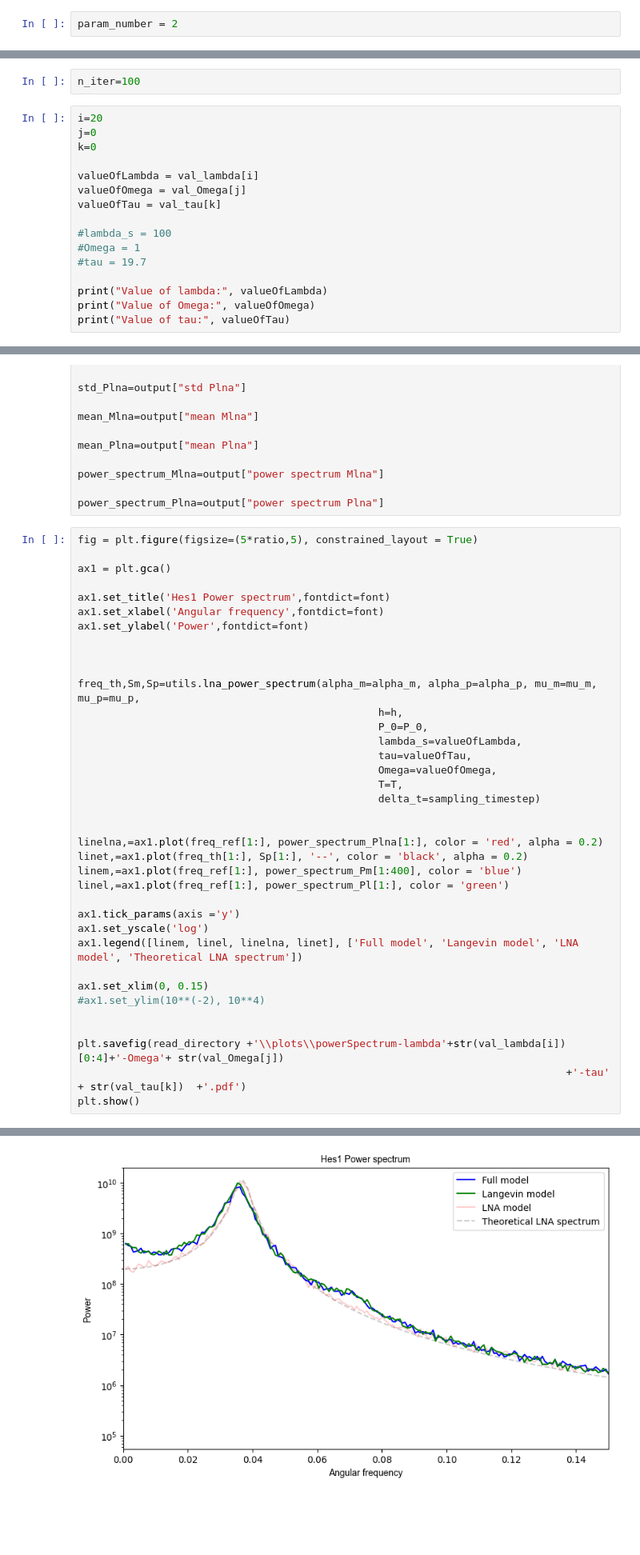
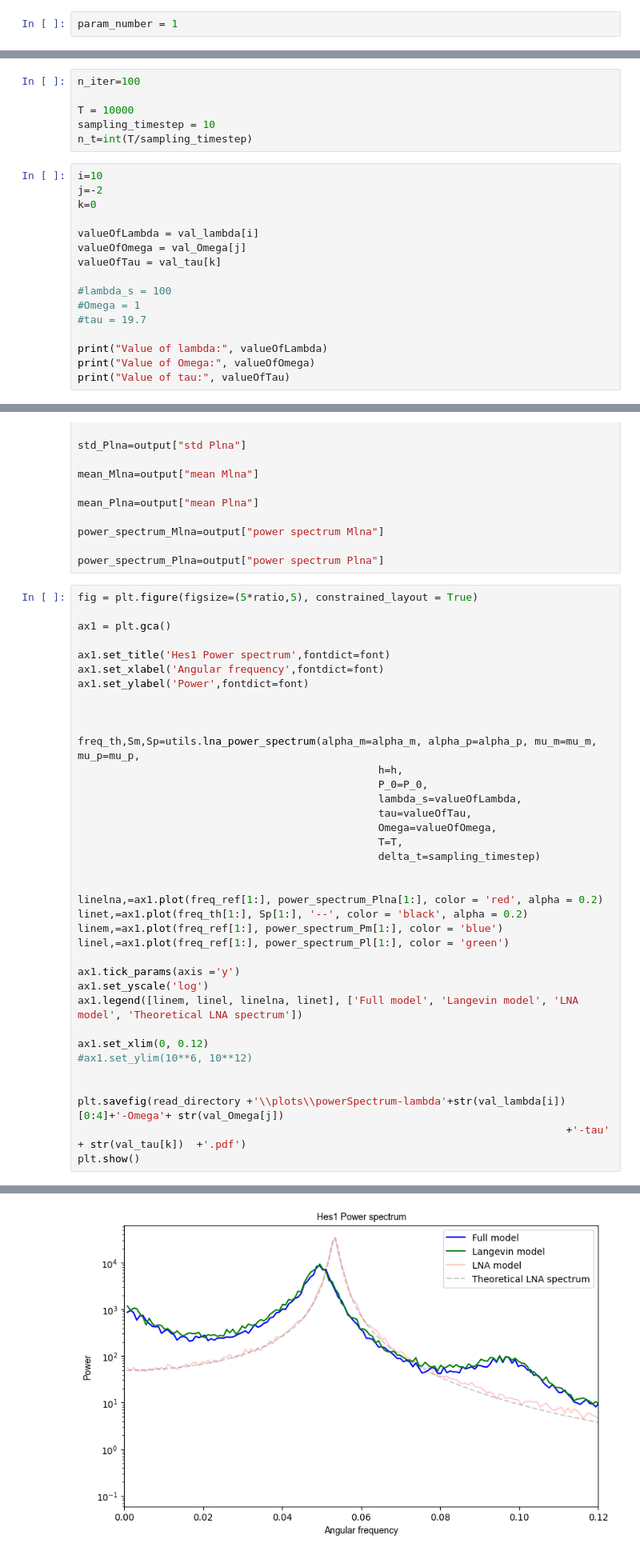
Before and after one commit to Lord-Fufu/MSc-Dissertation-2022---St-Andrews, a Jupyter notebook: plotsForPaper-mean-std-powerSpectra.ipynb, the cells around one changed output, grey strips where cells are left out. Shown at 80% size. Drawn from its saved outputs; the diff is of its cells as text; blank space fills up the shorter version.

```diff
--- a/plotsForPaper-mean-std-powerSpectra.ipynb
+++ b/plotsForPaper-mean-std-powerSpectra.ipynb
@@ -22,7 +22,7 @@ warnings.filterwarnings("ignore")
 # %% [markdown]
 # Simulation parameters
 # %%
-param_number = 2
+param_number = 1
 # %%
 if param_number==1:
     alpha_m=1
@@ -93,9 +107,13 @@ font = {
 # Plotting power spectrum
 # %%
 n_iter=100
+
+T = 10000
+sampling_timestep = 10
+n_t=int(T/sampling_timestep)
 # %%
-i=20
-j=0
+i=10
+j=-2
 k=0
 
 valueOfLambda = val_lambda[i]
@@ -230,15 +248,15 @@ freq_th,Sm,Sp=utils.lna_power_spectrum(alpha_m=alpha_m, alpha_p=alpha_p, mu_m=mu
 
 linelna,=ax1.plot(freq_ref[1:], power_spectrum_Plna[1:], color = 'red', alpha = 0.2)
 linet,=ax1.plot(freq_th[1:], Sp[1:], '--', color = 'black', alpha = 0.2)
-linem,=ax1.plot(freq_ref[1:], power_spectrum_Pm[1:400], color = 'blue')
+linem,=ax1.plot(freq_ref[1:], power_spectrum_Pm[1:], color = 'blue')
 linel,=ax1.plot(freq_ref[1:], power_spectrum_Pl[1:], color = 'green')
 
 ax1.tick_params(axis ='y')
 ax1.set_yscale('log')
 ax1.legend([linem, linel, linelna, linet], ['Full model', 'Langevin model', 'LNA model', 'Theoretical LNA spectrum'])
 
-ax1.set_xlim(0, 0.15)
-#ax1.set_ylim(10**(-2), 10**4)
+ax1.set_xlim(0, 0.12)
+#ax1.set_ylim(10**6, 10**12)
 
 
 plt.savefig(read_directory +'\\plots\\powerSpectrum-lambda'+str(val_lambda[i])[0:4]+'-Omega'+ str(val_Omega[j])
@@ -248,4 +267,4 @@ plt.show()
-[figure, old version]
+[figure, new version]
 # %% [markdown]
 # Plotting STD
 # %%
```
Also changed, not shown: parts of 10 cells of this notebook, 2 other files.
